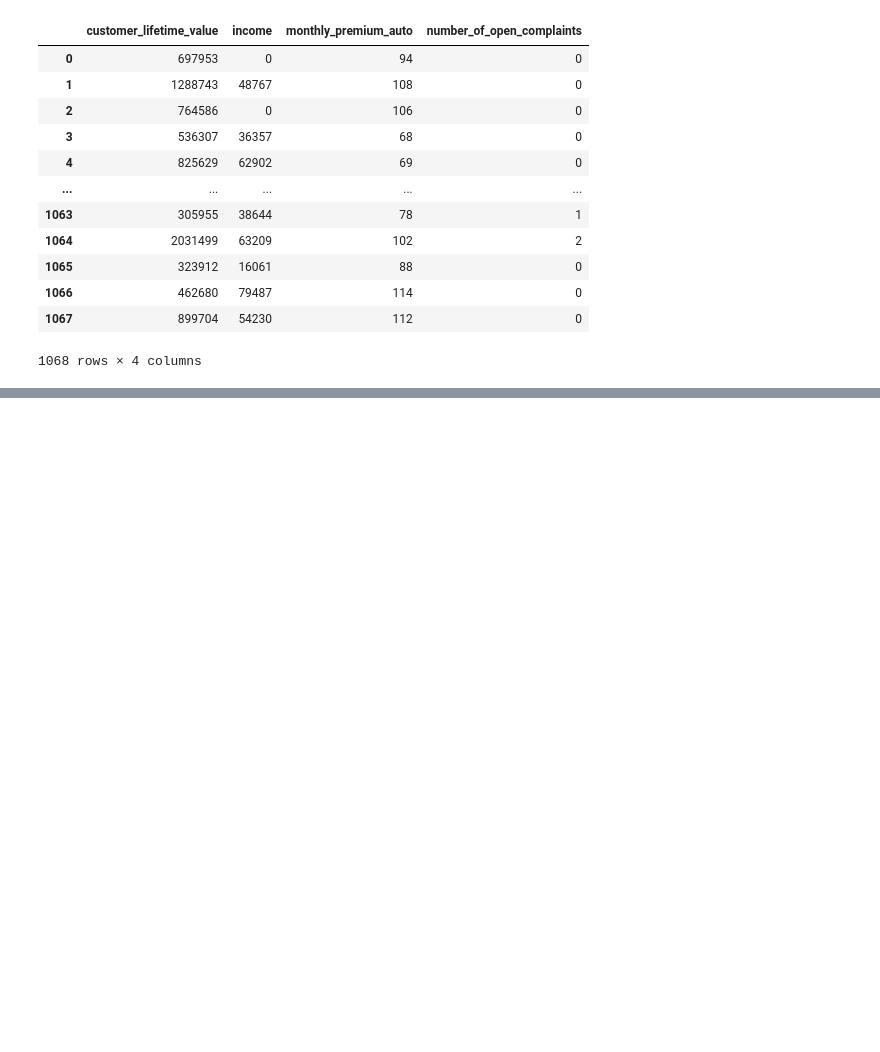
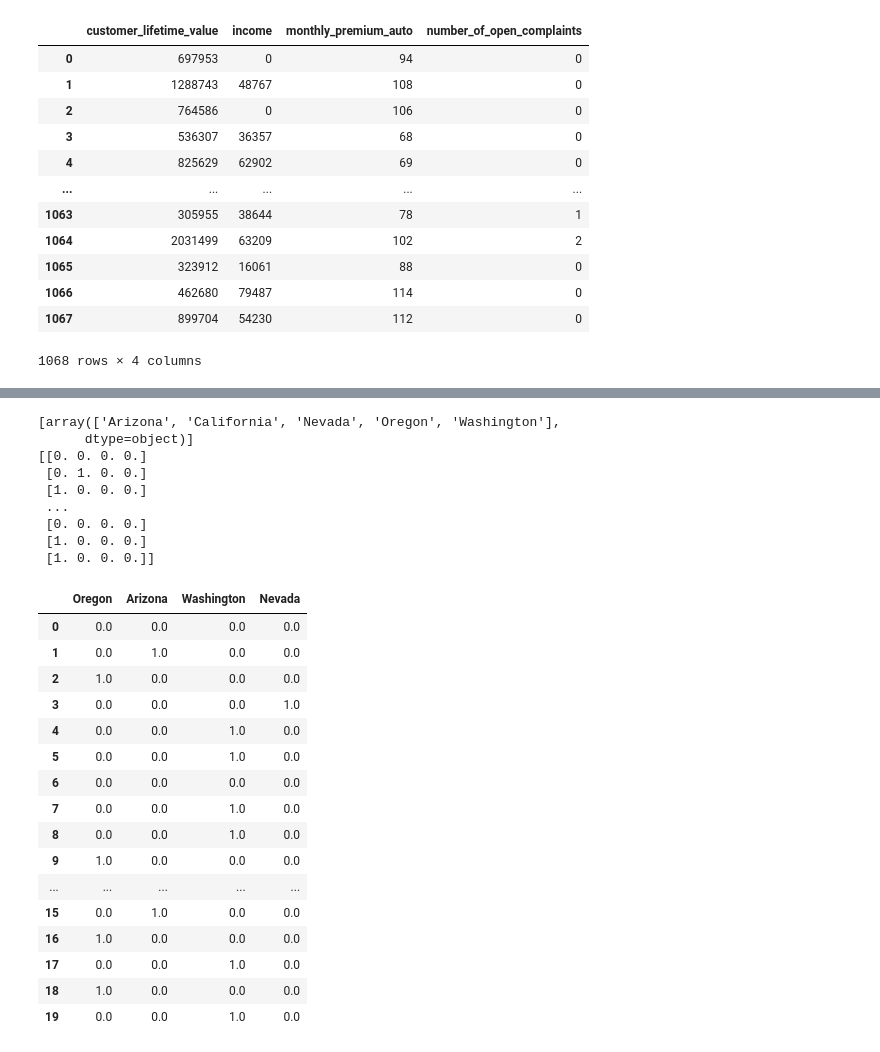
Before and after one commit to data-bootcamp-v4/lab-dw-data-cleaning-and-formatting, a Jupyter notebook: customer-analysis-round-4.ipynb, the cells around one changed output, grey strips where cells are left out. Saved outputs shown, nothing was run; the diff lists cells and outputs as text; code cells hidden in the pictures; blank space fills up the shorter version.

```diff
--- a/customer-analysis-round-4.ipynb
+++ b/customer-analysis-round-4.ipynb
@@ -167,0 +171,38 @@ pd.DataFrame(x_normalized, columns=X.columns)
+# %%
+# One Hot/Label Encoding (categorical). for state
+
+#one hot encoding is a way to turn categorical variables into multiple numerical columns
+from sklearn.preprocessing import OneHotEncoder
+encoder = OneHotEncoder(drop='first').fit(X_cat[['state']])
+print(encoder.categories_)
+encoded = encoder.transform(X_cat[['state']]).toarray()
+print(encoded)
+onehot_encoded_state = pd.DataFrame(encoded,columns=['Oregon','Arizona','Washington','Nevada'])
+onehot_encoded_state.head(20)
+# %% [output]
+[array(['Arizona', 'California', 'Nevada', 'Oregon', 'Washington'],
+      dtype=object)]
+[[0. 0. 0. 0.]
+ [0. 1. 0. 0.]
+ [1. 0. 0. 0.]
+ ...
+ [0. 0. 0. 0.]
+ [1. 0. 0. 0.]
+ [1. 0. 0. 0.]]
+|  | Oregon | Arizona | Washington | Nevada |
+| 0 | 0.0 | 0.0 | 0.0 | 0.0 |
+| 1 | 0.0 | 1.0 | 0.0 | 0.0 |
+| 2 | 1.0 | 0.0 | 0.0 | 0.0 |
+| 3 | 0.0 | 0.0 | 0.0 | 1.0 |
+| 4 | 0.0 | 0.0 | 1.0 | 0.0 |
+| 5 | 0.0 | 0.0 | 1.0 | 0.0 |
+| 6 | 0.0 | 0.0 | 0.0 | 0.0 |
+| 7 | 0.0 | 0.0 | 1.0 | 0.0 |
+| 8 | 0.0 | 0.0 | 1.0 | 0.0 |
+| 9 | 1.0 | 0.0 | 0.0 | 0.0 |
+| ... | ... | ... | ... | ... |
+| 15 | 0.0 | 1.0 | 0.0 | 0.0 |
+| 16 | 1.0 | 0.0 | 0.0 | 0.0 |
+| 17 | 0.0 | 0.0 | 1.0 | 0.0 |
+| 18 | 1.0 | 0.0 | 0.0 | 0.0 |
+| 19 | 0.0 | 0.0 | 1.0 | 0.0 |
```
Also changed, not shown: parts of 18 cells of this notebook.
